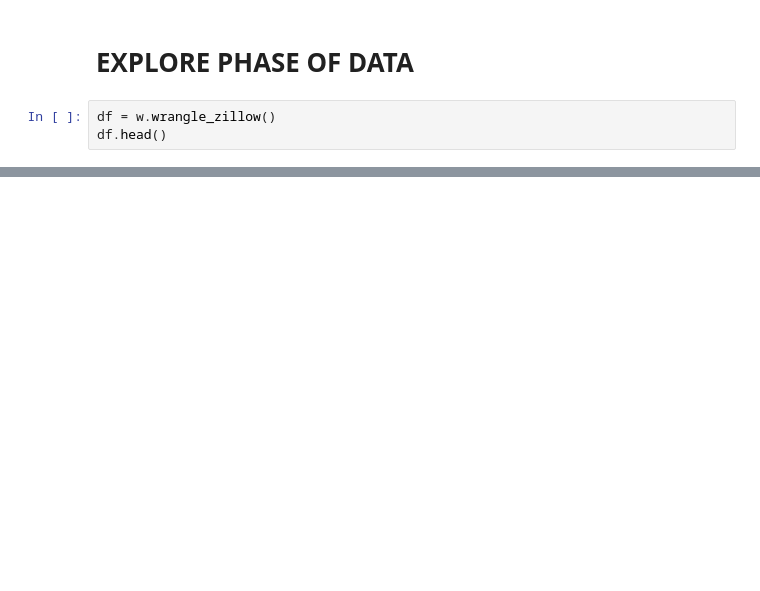
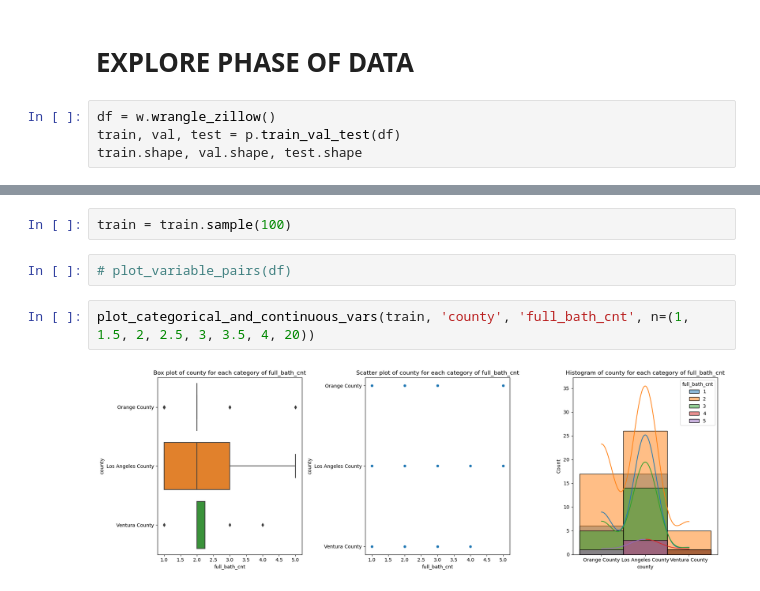
Before and after one commit to Marc-Aradillas/zillow_project, a Jupyter notebook: working_notebook.ipynb, the cells around one changed output, grey strips where cells are left out. Cells and saved outputs as stored; diff of their text form; blank space fills up the shorter version.

```diff
--- a/working_notebook.ipynb
+++ b/working_notebook.ipynb
@@ -537,5 +547,6 @@ X_train.head()
 # EXPLORE PHASE OF DATA
 # %%
 df = w.wrangle_zillow()
-df.head()
+train, val, test = p.train_val_test(df)
+train.shape, val.shape, test.shape
 # %% [output]
@@ -547,0 +574,8 @@ df.head()
+# %%
+train = train.sample(100)
+# %%
+# plot_variable_pairs(df)
+# %%
+plot_categorical_and_continuous_vars(train, 'county', 'full_bath_cnt', n=(1, 1.5, 2, 2.5, 3, 3.5, 4, 20))
+# %% [output]
+[figure, added]
```
Also changed, not shown: parts of 40 cells of this notebook, 2 other files.
